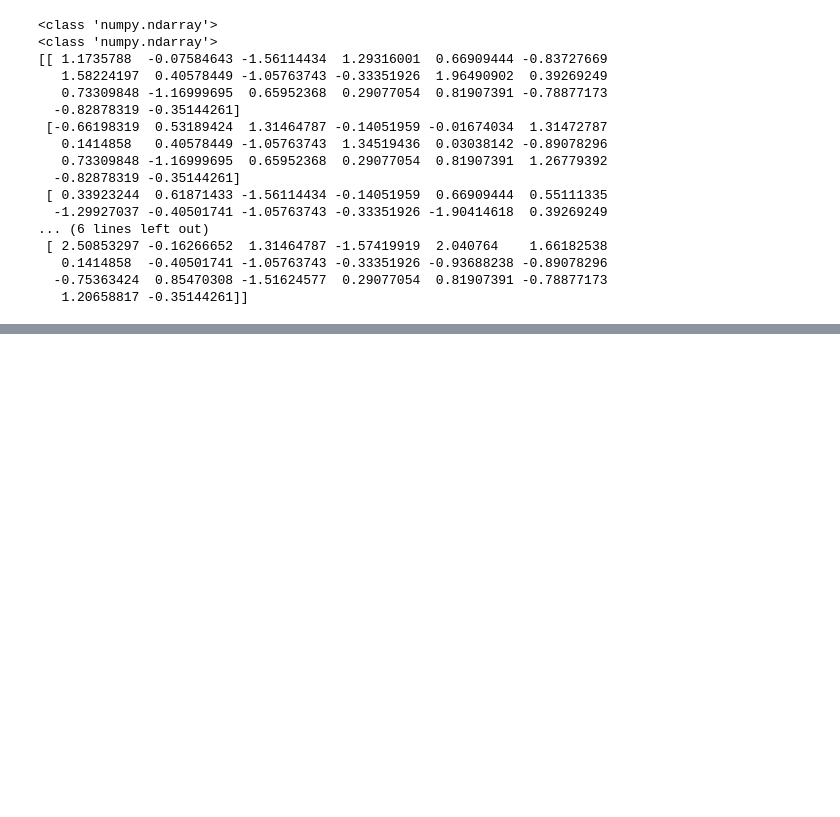
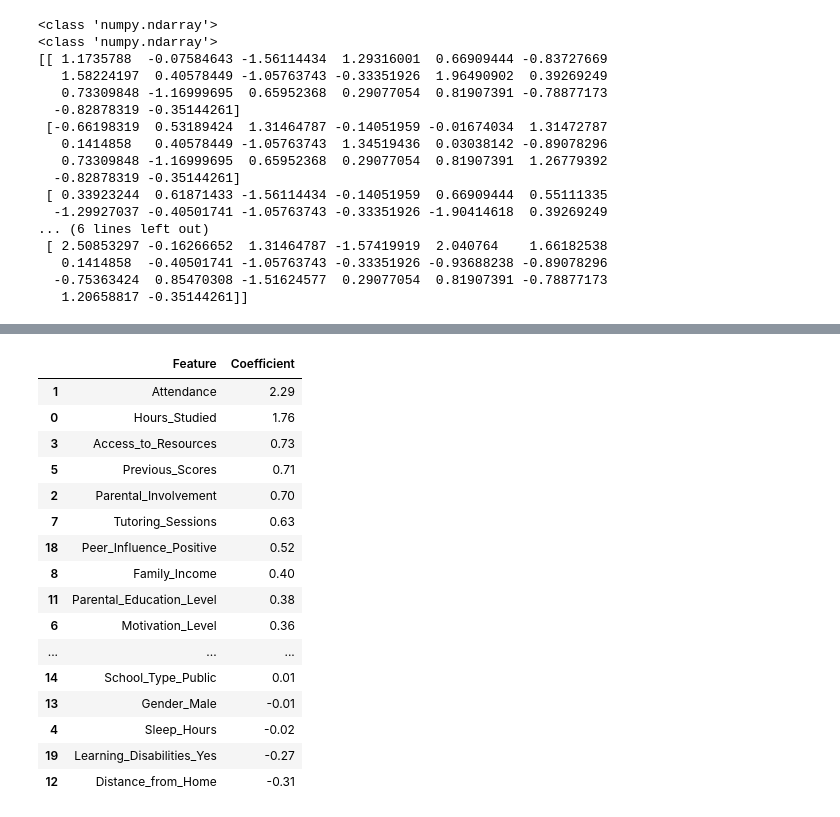
Before and after one commit to ssrikanth14/Student-Marks-Prediction, a Jupyter notebook: notebooks/01_EDA.ipynb, the cells around one changed output, grey strips where cells are left out. Drawn from its saved outputs; the diff is of its cells as text; code cells hidden in the pictures; blank space fills up the shorter version.

```diff
--- a/notebooks/01_EDA.ipynb
+++ b/notebooks/01_EDA.ipynb
@@ -775,3 +775,9 @@ print(X_train[:5])
    0.1414858  -0.40501741 -1.05763743 -0.33351926 -0.93688238 -0.89078296
   -0.75363424  0.85470308 -1.51624577  0.29077054  0.81907391 -0.78877173
    1.20658817 -0.35144261]]
+# %%
+from sklearn.linear_model import LinearRegression
+
+model = LinearRegression()
+
+model.fit(X_train, y_train)
@@ -777,0 +801,30 @@ print(X_train[:5])
+# %%
+feature_importance = pd.DataFrame({
+    "Feature": X.columns,
+    "Coefficient": model.coef_
+})
+
+feature_importance = feature_importance.sort_values(
+    by="Coefficient",
+    ascending=False
+)
+
+feature_importance
+# %% [output]
+|  | Feature | Coefficient |
+| 1 | Attendance | 2.29 |
+| 0 | Hours_Studied | 1.76 |
+| 3 | Access_to_Resources | 0.73 |
+| 5 | Previous_Scores | 0.71 |
+| 2 | Parental_Involvement | 0.70 |
+| 7 | Tutoring_Sessions | 0.63 |
+| 18 | Peer_Influence_Positive | 0.52 |
+| 8 | Family_Income | 0.40 |
+| 11 | Parental_Education_Level | 0.38 |
+| 6 | Motivation_Level | 0.36 |
+| ... | ... | ... |
+| 14 | School_Type_Public | 0.01 |
+| 13 | Gender_Male | -0.01 |
+| 4 | Sleep_Hours | -0.02 |
+| 19 | Learning_Disabilities_Yes | -0.27 |
+| 12 | Distance_from_Home | -0.31 |
```
Also changed, not shown: parts of 12 cells of this notebook.
